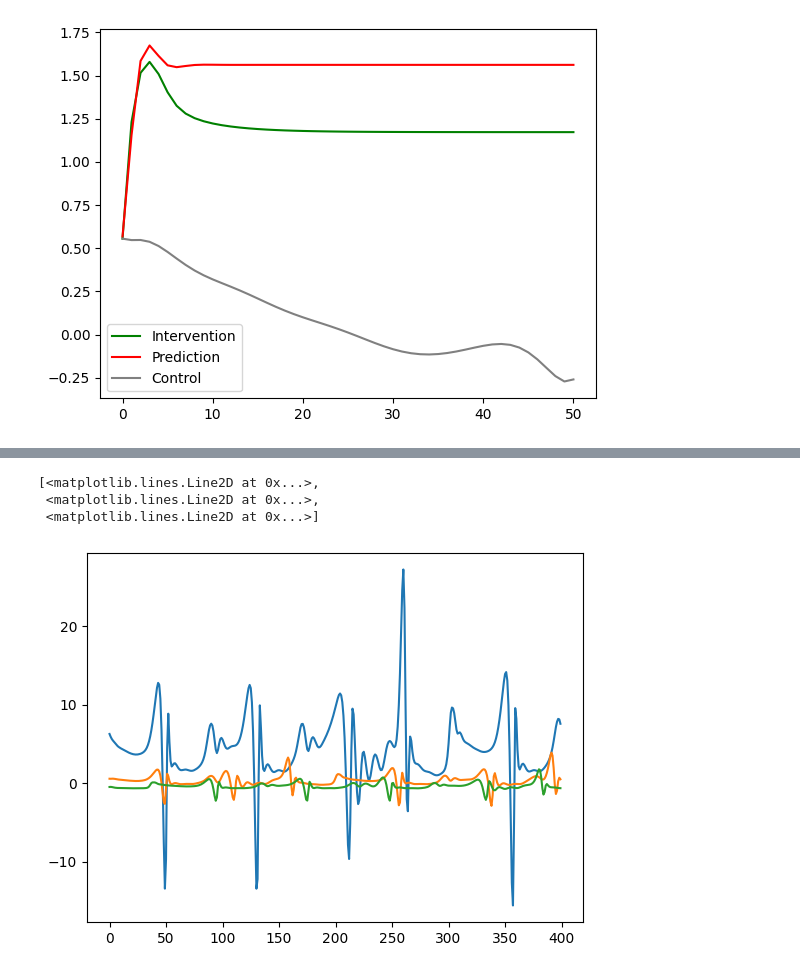
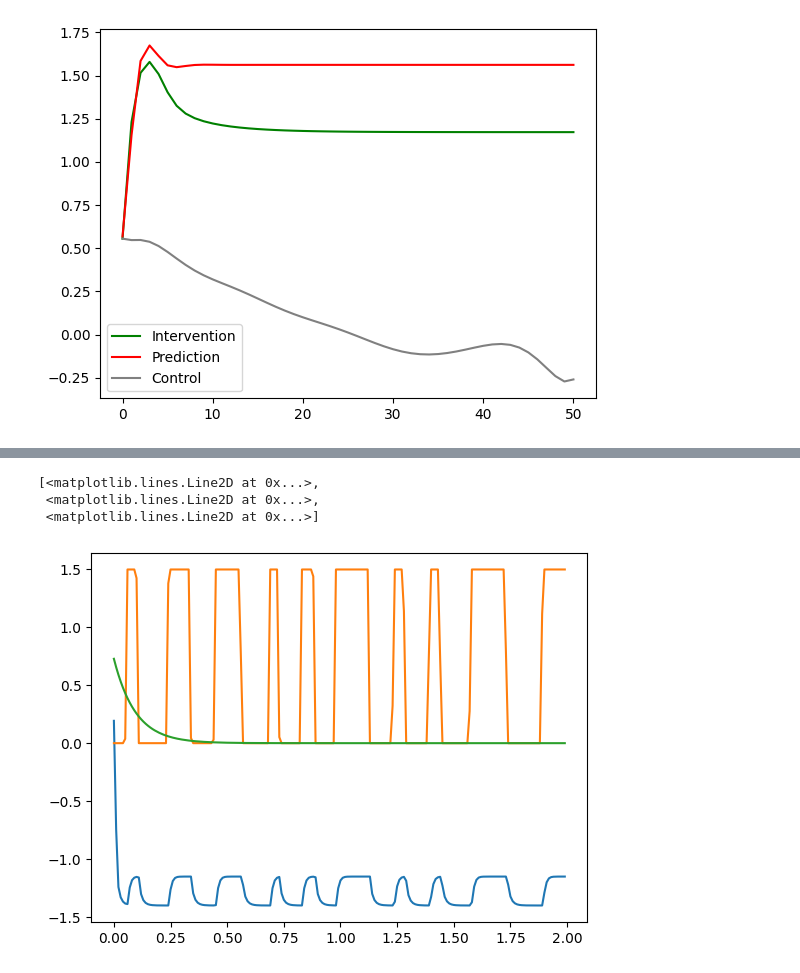
Before and after one commit to djpasseyjr/interfere_experiments, a Jupyter notebook: notebooks/scratch.ipynb, the cells around one changed output, grey strips where cells are left out. Saved outputs shown, nothing was run; the diff lists cells and outputs as text; code cells hidden in the pictures.

Commit message:
Add exploratory and benchmark notebooks.

```diff
--- a/notebooks/scratch.ipynb
+++ b/notebooks/scratch.ipynb
@@ -160,7 +120,7 @@ method = method_type(**{
     "gamma": 300
 }) #, "maxlags": 10, "trend": "n"})
 
-endo, exog = intervention.split_exogeneous(X_historic)
+endo, exog = intervention.split_exog(X_historic)
 method.fit(historic_times, endo, exog)
 
 X_do_pred = method.simulate(
@@ -170,9 +130,9 @@ X_do_pred = method.simulate(
     intervention=intervention
 )
 
-X_do_pred_endo, _ = intervention.split_exogeneous(X_do_pred)
-X_do_endo, _ = intervention.split_exogeneous(X_do)
-X_counter_endo, _ = intervention.split_exogeneous(X[-n_do:, :])
+X_do_pred_endo, _ = intervention.split_exog(X_do_pred)
+X_do_endo, _ = intervention.split_exog(X_do)
+X_counter_endo, _ = intervention.split_exog(X[-n_do:, :])
 
 mse_intervened = np.mean((X_do_pred_endo - X_do_endo) ** 2) ** 0.5
 mse_no_intervention = np.mean((X_do_pred_endo - X_counter_endo) ** 2) ** 0.5
@@ -205,2 +159,0 @@ np.round(1.111, decimals=0)
-# %%
-t = np.arange(0, 3, 0.2)
@@ -292,22 +159,0 @@ import matplotlib.pyplot as plt
-# %%
-SEED = 10
-dim = 3
-params = dict(
-    model_type=interfere.dynamics.Belozyorov3DQuad,
-    model_params=dict(
-        # Turning off sigma makes a difference.
-        mu=1.81, sigma=0.0, measurement_noise_std = 0.0 * np.ones(dim),
-    ),
-    intervention_type=interfere.PerfectIntervention,
-    intervention_params={"intervened_idxs": 2, "constants": 0.9},
-    initial_conds=[-1.1 * np.ones(dim)],
-    start_time=0, end_time=50, dt=0.05,
-    rng = np.random.default_rng(SEED)
-)
-
-Xs, X_dos, t = interfere.benchmarking.generate_counterfactual_forecasts(**params, train_per=0.95)
-X, X_do = Xs[0], X_dos[0]
-
-n_do, _ = X_do.shape
-X_historic, historic_times = X[:(-n_do + 1), :], t[:(-n_do + 1)]
-forecast_times = t[-n_do:]
@@ -390,7 +663,7 @@ pytorch_lightning.utilities.rank_zero INFO  HPU available: False, using: 0 HPUs
 # %%
-plt.plot(X_method_sim)
+plt.plot(train_t, train_states)
 # %% [output]
 [<matplotlib.lines.Line2D at 0x...>,
  <matplotlib.lines.Line2D at 0x...>,
  <matplotlib.lines.Line2D at 0x...>]
-[figure, old version]
+[figure, new version]
```
Also changed, not shown: parts of 90 cells of this notebook, 8 other files.
